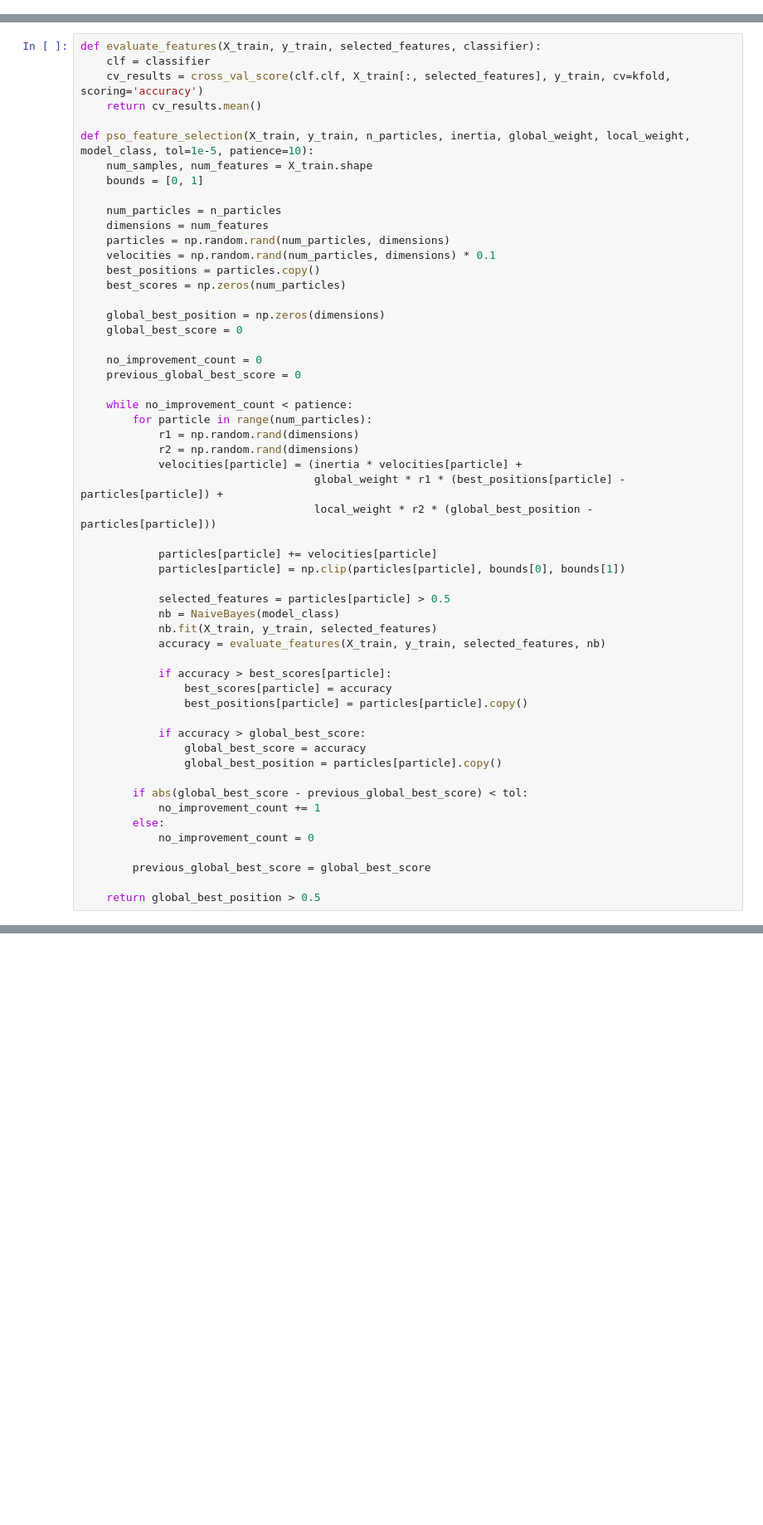
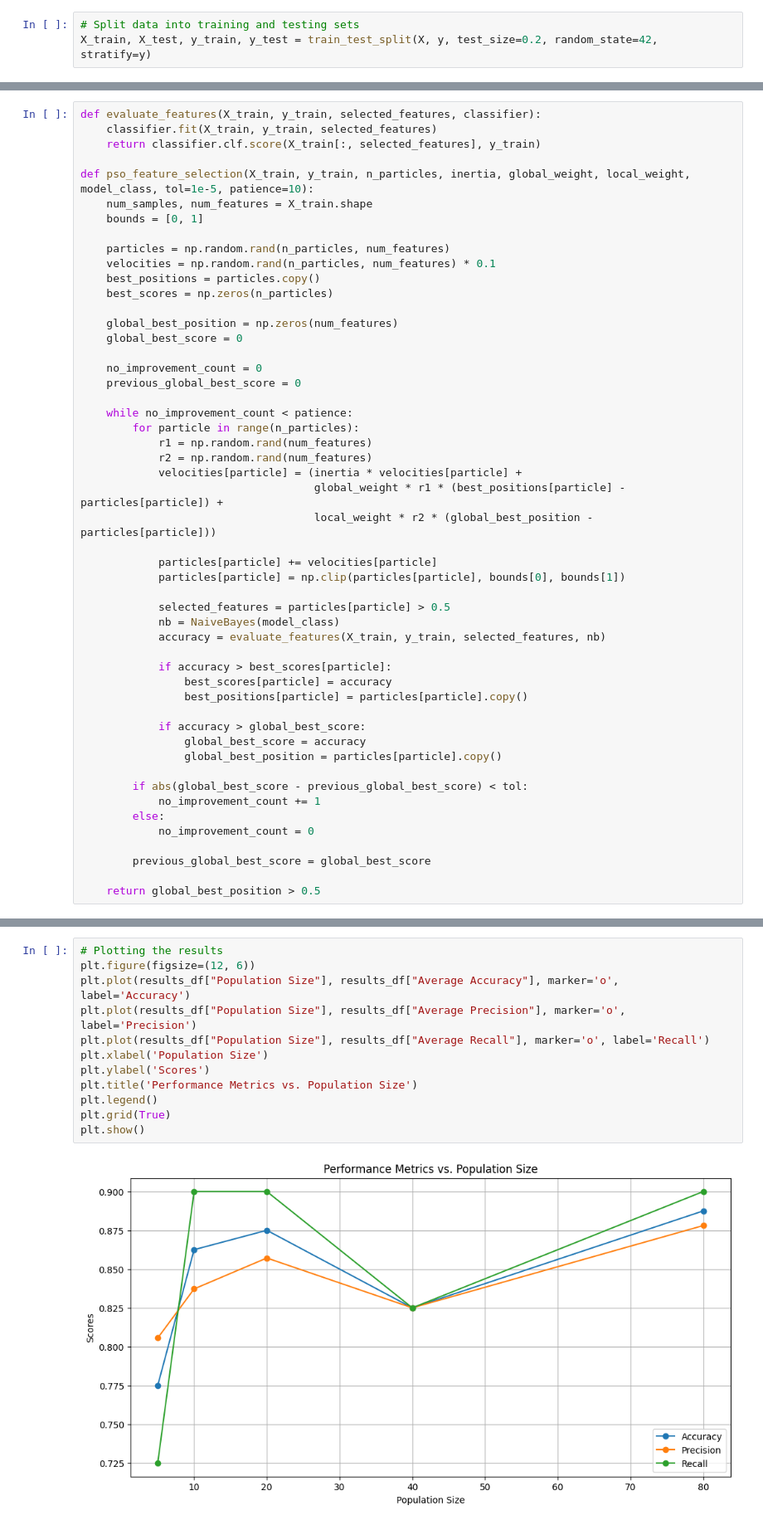
Before and after one commit to mahsyazeta/NBPSO, a Jupyter notebook: nbpso/exp_pso.ipynb, the cells around one changed output, grey strips where cells are left out. Shown at 83% size. Saved outputs shown, nothing was run; the diff lists cells and outputs as text; blank space fills up the shorter version.

```diff
--- a/nbpso/exp_pso.ipynb
+++ b/nbpso/exp_pso.ipynb
@@ -24,3 +22,6 @@ kfold = StratifiedKFold(n_splits=10, random_state=42, shuffle=True)
+# %%
+# Split data into training and testing sets
+X_train, X_test, y_train, y_test = train_test_split(X, y, test_size=0.2, random_state=42, stratify=y)
 # %%
 class NaiveBayes:
     def __init__(self, model_class):
@@ -41,31 +42,28 @@ class NaiveBayes:
         return self.clf.predict(X_test[:, selected_features])
 # %%
 def evaluate_features(X_train, y_train, selected_features, classifier):
-    clf = classifier
-    cv_results = cross_val_score(clf.clf, X_train[:, selected_features], y_train, cv=kfold, scoring='accuracy')
-    return cv_results.mean()
+    classifier.fit(X_train, y_train, selected_features)
+    return classifier.clf.score(X_train[:, selected_features], y_train)
 
 def pso_feature_selection(X_train, y_train, n_particles, inertia, global_weight, local_weight, model_class, tol=1e-5, patience=10):
     num_samples, num_features = X_train.shape
     bounds = [0, 1]
 
-    num_particles = n_particles
-    dimensions = num_features
-    particles = np.random.rand(num_particles, dimensions)
-    velocities = np.random.rand(num_particles, dimensions) * 0.1
+    particles = np.random.rand(n_particles, num_features)
+    velocities = np.random.rand(n_particles, num_features) * 0.1
     best_positions = particles.copy()
-    best_scores = np.zeros(num_particles)
+    best_scores = np.zeros(n_particles)
 
-    global_best_position = np.zeros(dimensions)
+    global_best_position = np.zeros(num_features)
     global_best_score = 0
 
     no_improvement_count = 0
     previous_global_best_score = 0
 
     while no_improvement_count < patience:
-        for particle in range(num_particles):
-            r1 = np.random.rand(dimensions)
-            r2 = np.random.rand(dimensions)
+        for particle in range(n_particles):
+            r1 = np.random.rand(num_features)
+            r2 = np.random.rand(num_features)
             velocities[particle] = (inertia * velocities[particle] +
                                     global_weight * r1 * (best_positions[particle] - particles[particle]) +
                                     local_weight * r2 * (global_best_position - particles[particle]))
@@ -75,7 +73,6 @@ def pso_feature_selection(X_train, y_train, n_particles, inertia, global_weight,
 
             selected_features = particles[particle] > 0.5
             nb = NaiveBayes(model_class)
-            nb.fit(X_train, y_train, selected_features)
             accuracy = evaluate_features(X_train, y_train, selected_features, nb)
 
             if accuracy > best_scores[particle]:
@@ -154,2 +144,16 @@ results_df.to_csv("population_size.csv")
+# %%
+# Plotting the results
+plt.figure(figsize=(12, 6))
+plt.plot(results_df["Population Size"], results_df["Average Accuracy"], marker='o', label='Accuracy')
+plt.plot(results_df["Population Size"], results_df["Average Precision"], marker='o', label='Precision')
+plt.plot(results_df["Population Size"], results_df["Average Recall"], marker='o', label='Recall')
+plt.xlabel('Population Size')
+plt.ylabel('Scores')
+plt.title('Performance Metrics vs. Population Size')
+plt.legend()
+plt.grid(True)
+plt.show()
+# %% [output]
+[figure, added]
 # %%
 # Define parameters for PSO optimization
```
Also changed, not shown: parts of 10 cells of this notebook, 25 other files.
